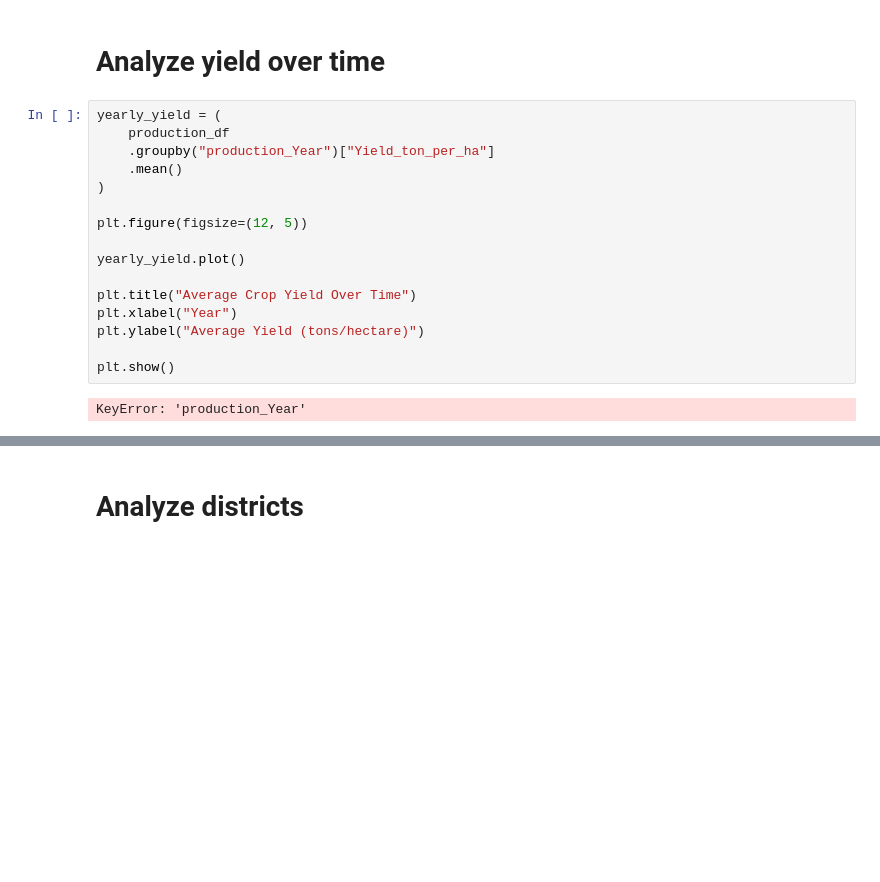
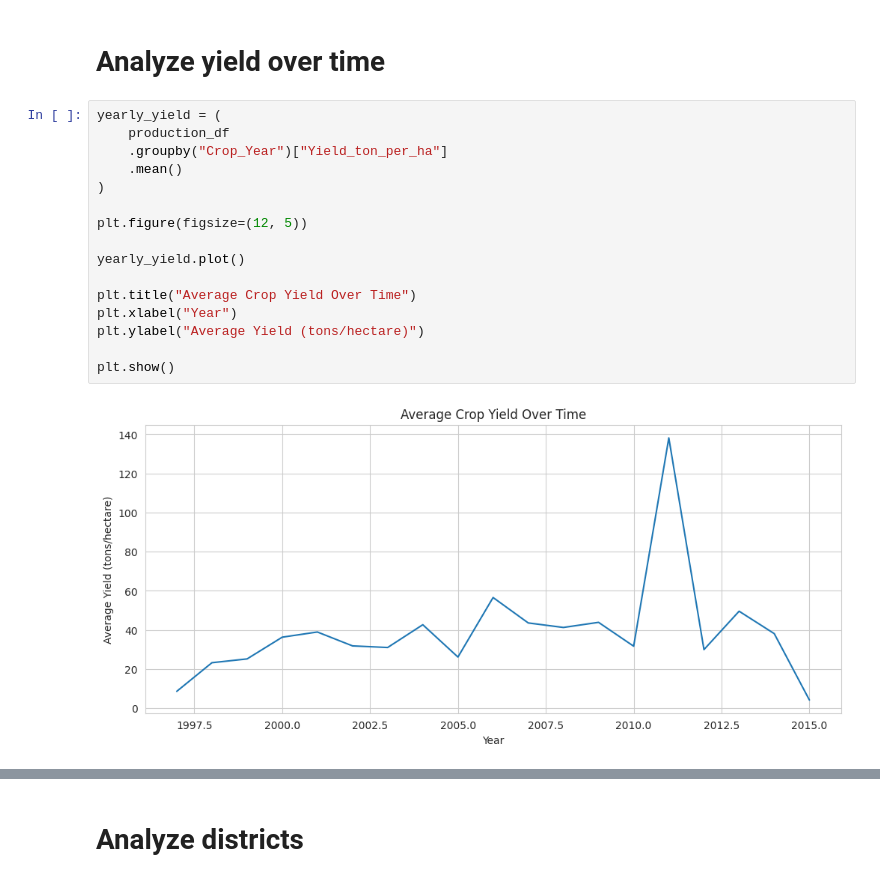
Before and after one commit to Rini43/Agricultural-Intelligence, a Jupyter notebook: crop.ipynb, the cells around one changed output, grey strips where cells are left out. Drawn from its saved outputs; the diff is of its cells as text; blank space fills up the shorter version.

```diff
--- a/crop.ipynb
+++ b/crop.ipynb
@@ -348,21 +422,21 @@ plt.show()
 # %%
 yearly_yield = (
     production_df
-    .groupby("production_Year")["Yield_ton_per_ha"]
+    .groupby("Crop_Year")["Yield_ton_per_ha"]
     .mean()
 )
 
 plt.figure(figsize=(12, 5))
 
 yearly_yield.plot()
 
 plt.title("Average Crop Yield Over Time")
 plt.xlabel("Year")
 plt.ylabel("Average Yield (tons/hectare)")
 
 plt.show()
 # %% [output]
-KeyError: 'production_Year'
+[figure, added]
 # %%
 yearly_production = (
     production_df
```
Also changed, not shown: parts of 29 cells of this notebook.
